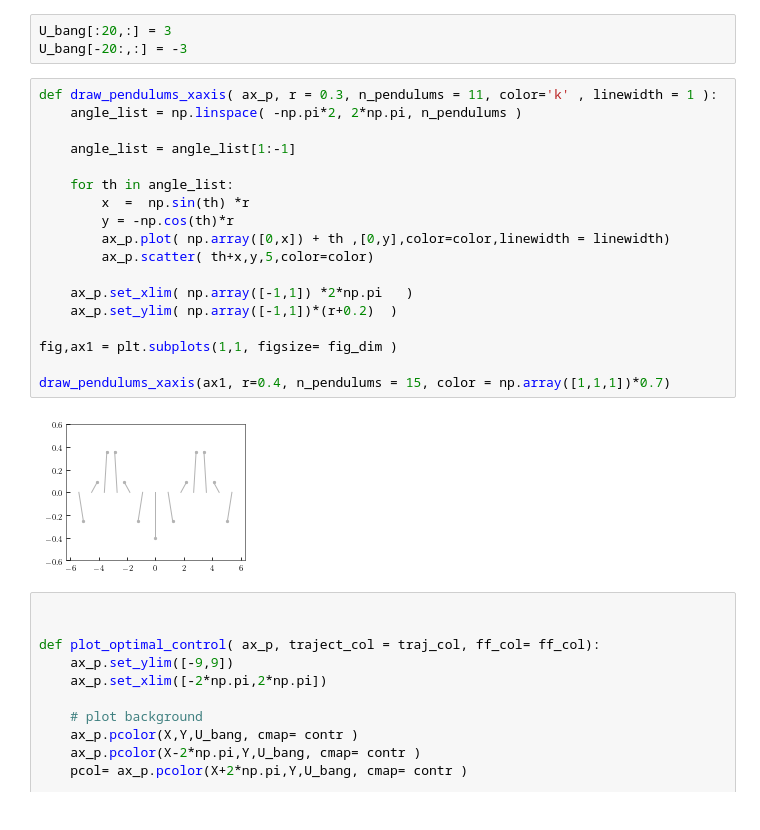
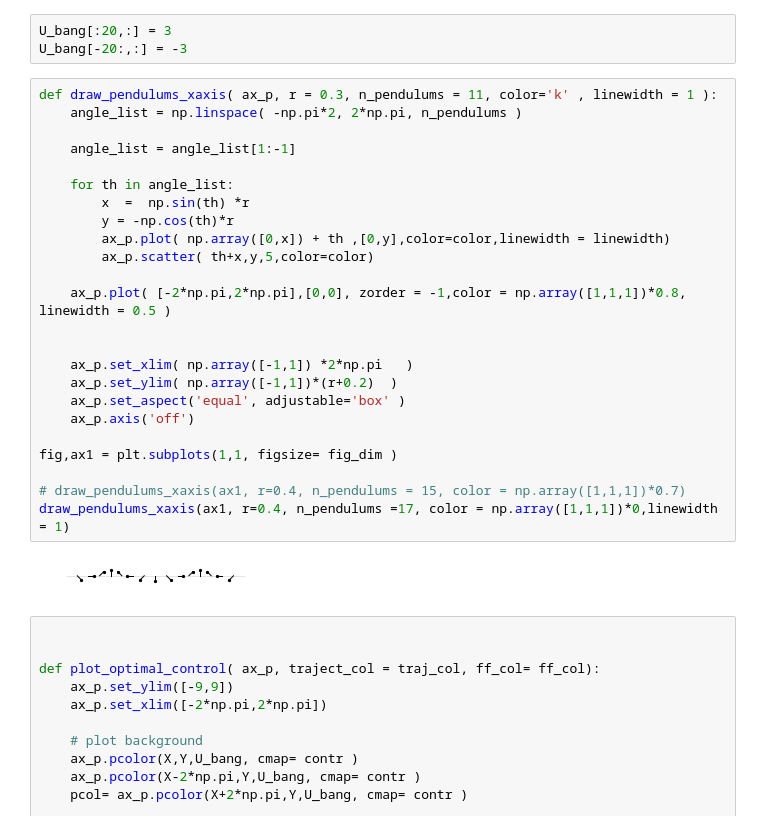
Before and after one commit to tlmohren/timed_feedforward_control, a Jupyter notebook: notebooks/figure1_reference_control_map.ipynb, the cells around one changed output. Cells and saved outputs as stored; diff of their text form.

```diff
--- a/notebooks/figure1_optimal_control.ipynb
+++ b/notebooks/figure1_reference_control_map.ipynb
@@ -97,23 +89,29 @@ U_bang[-20:,:] = -3
 # %%
 def draw_pendulums_xaxis( ax_p, r = 0.3, n_pendulums = 11, color='k' , linewidth = 1 ):
     angle_list = np.linspace( -np.pi*2, 2*np.pi, n_pendulums )
 
     angle_list = angle_list[1:-1]
 
     for th in angle_list:
         x  =  np.sin(th) *r
         y = -np.cos(th)*r
         ax_p.plot( np.array([0,x]) + th ,[0,y],color=color,linewidth = linewidth)
         ax_p.scatter( th+x,y,5,color=color)
 
+    ax_p.plot( [-2*np.pi,2*np.pi],[0,0], zorder = -1,color = np.array([1,1,1])*0.8, linewidth = 0.5 )
+
+
     ax_p.set_xlim( np.array([-1,1]) *2*np.pi   )
     ax_p.set_ylim( np.array([-1,1])*(r+0.2)  )
+    ax_p.set_aspect('equal', adjustable='box' )
+    ax_p.axis('off')
 
 fig,ax1 = plt.subplots(1,1, figsize= fig_dim )
 
-draw_pendulums_xaxis(ax1, r=0.4, n_pendulums = 15, color = np.array([1,1,1])*0.7)
+# draw_pendulums_xaxis(ax1, r=0.4, n_pendulums = 15, color = np.array([1,1,1])*0.7)
+draw_pendulums_xaxis(ax1, r=0.4, n_pendulums =17, color = np.array([1,1,1])*0,linewidth = 1)
 # %% [output]
-[figure, old version]
+[figure, new version]
 # %%
 
 
```
Also changed, not shown: parts of 2 cells of this notebook, 23 other files.
